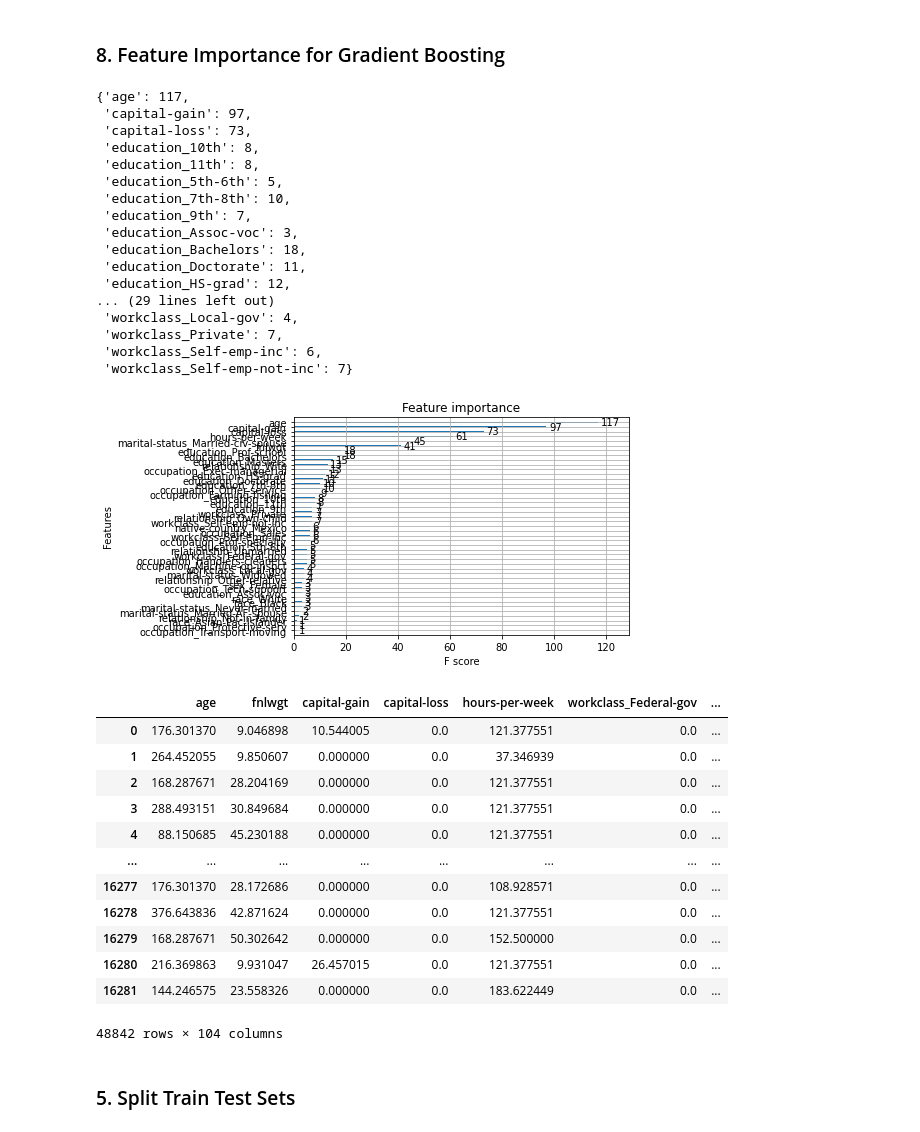
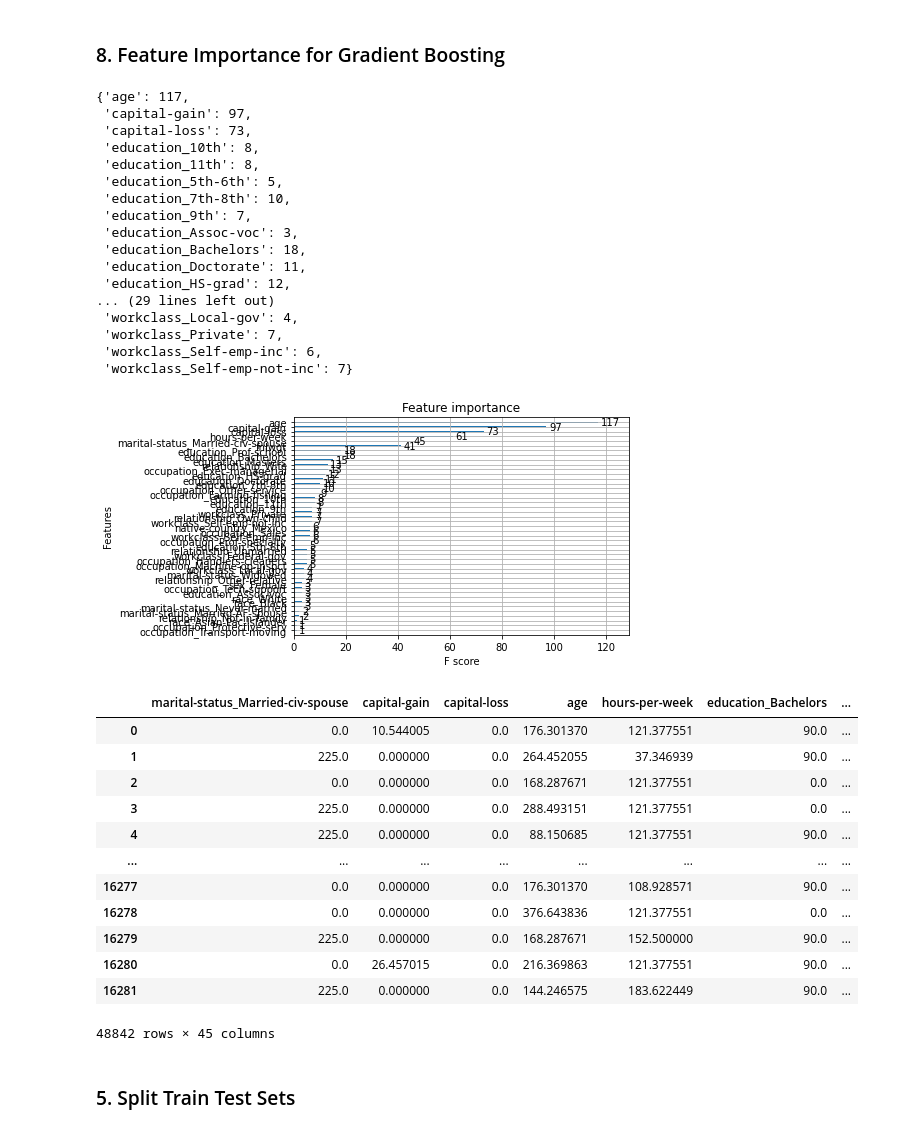
Before and after one commit to chrismartel/COMP551, a Jupyter notebook: projects/p1/adult_salary.ipynb, the cells around one changed output. Drawn from its saved outputs; the diff is of its cells as text; code cells hidden in the pictures.

Commit message:
Drop columns with weak fscores

```diff
--- a/projects/p1/adult_salary.ipynb
+++ b/projects/p1/adult_salary.ipynb
@@ -258,46 +258,48 @@ best_score_tmp = model.fit(x_merged_df, y_merged_df)
 display(best_score_tmp.get_booster().get_fscore())
 tmp = best_score_tmp.get_booster().get_fscore()
 
 # plot feature importance
 best_score = plot_importance(model)
 plt.show()
 
 for key,value in tmp.items():
   x_merged_df[key]=x_merged_df[key] * 5*value
 
+# only take columns
+x_merged_df = x_merged_df[tmp.keys()]
 display(x_merged_df)
 # %% [output]
 {'age': 117,
  'capital-gain': 97,
  'capital-loss': 73,
  'education_10th': 8,
  'education_11th': 8,
  'education_5th-6th': 5,
  'education_7th-8th': 10,
  'education_9th': 7,
  'education_Assoc-voc': 3,
  'education_Bachelors': 18,
  'education_Doctorate': 11,
  'education_HS-grad': 12,
 ... (29 lines left out)
  'workclass_Local-gov': 4,
  'workclass_Private': 7,
  'workclass_Self-emp-inc': 6,
  'workclass_Self-emp-not-inc': 7}
 [figure]
-|  | age | fnlwgt | capital-gain | capital-loss | hours-per-week | workclass_Federal-gov | ... |
-| 0 | 176.301370 | 9.046898 | 10.544005 | 0.0 | 121.377551 | 0.0 | ... |
-| 1 | 264.452055 | 9.850607 | 0.000000 | 0.0 | 37.346939 | 0.0 | ... |
-| 2 | 168.287671 | 28.204169 | 0.000000 | 0.0 | 121.377551 | 0.0 | ... |
-| 3 | 288.493151 | 30.849684 | 0.000000 | 0.0 | 121.377551 | 0.0 | ... |
-| 4 | 88.150685 | 45.230188 | 0.000000 | 0.0 | 121.377551 | 0.0 | ... |
+|  | marital-status_Married-civ-spouse | capital-gain | capital-loss | age | hours-per-week | education_Bachelors | ... |
+| 0 | 0.0 | 10.544005 | 0.0 | 176.301370 | 121.377551 | 90.0 | ... |
+| 1 | 225.0 | 0.000000 | 0.0 | 264.452055 | 37.346939 | 90.0 | ... |
+| 2 | 0.0 | 0.000000 | 0.0 | 168.287671 | 121.377551 | 0.0 | ... |
+| 3 | 225.0 | 0.000000 | 0.0 | 288.493151 | 121.377551 | 0.0 | ... |
+| 4 | 225.0 | 0.000000 | 0.0 | 88.150685 | 121.377551 | 90.0 | ... |
 | ... | ... | ... | ... | ... | ... | ... | ... |
-| 16277 | 176.301370 | 28.172686 | 0.000000 | 0.0 | 108.928571 | 0.0 | ... |
-| 16278 | 376.643836 | 42.871624 | 0.000000 | 0.0 | 121.377551 | 0.0 | ... |
-| 16279 | 168.287671 | 50.302642 | 0.000000 | 0.0 | 152.500000 | 0.0 | ... |
-| 16280 | 216.369863 | 9.931047 | 26.457015 | 0.0 | 121.377551 | 0.0 | ... |
-| 16281 | 144.246575 | 23.558326 | 0.000000 | 0.0 | 183.622449 | 0.0 | ... |
+| 16277 | 0.0 | 0.000000 | 0.0 | 176.301370 | 108.928571 | 90.0 | ... |
+| 16278 | 0.0 | 0.000000 | 0.0 | 376.643836 | 121.377551 | 0.0 | ... |
+| 16279 | 225.0 | 0.000000 | 0.0 | 168.287671 | 152.500000 | 90.0 | ... |
+| 16280 | 0.0 | 26.457015 | 0.0 | 216.369863 | 121.377551 | 90.0 | ... |
+| 16281 | 225.0 | 0.000000 | 0.0 | 144.246575 | 183.622449 | 90.0 | ... |
-48842 rows × 104 columns
+48842 rows × 45 columns
 # %% [markdown]
 ### 5. Split Train Test Sets
 # %%
```
Also changed, not shown: parts of 6 cells of this notebook.
